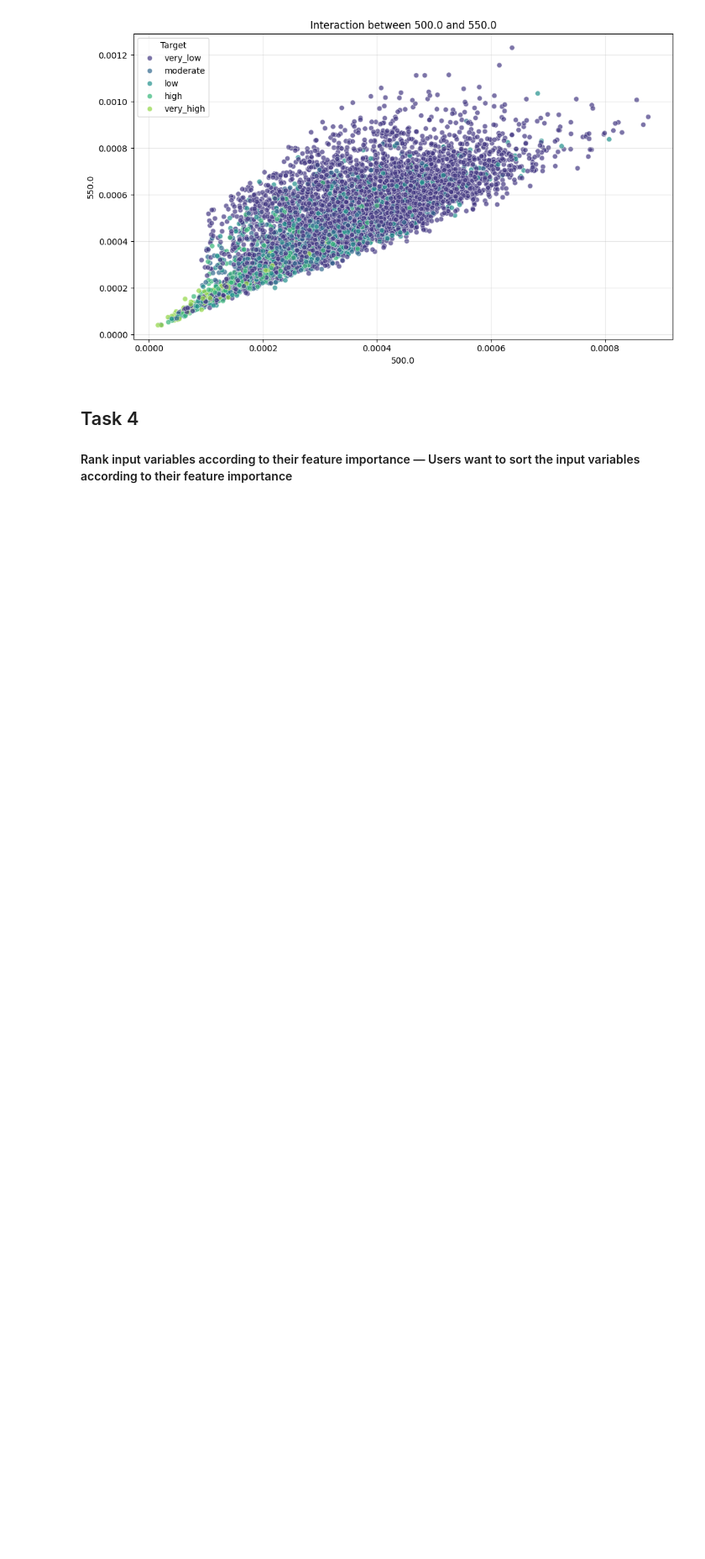
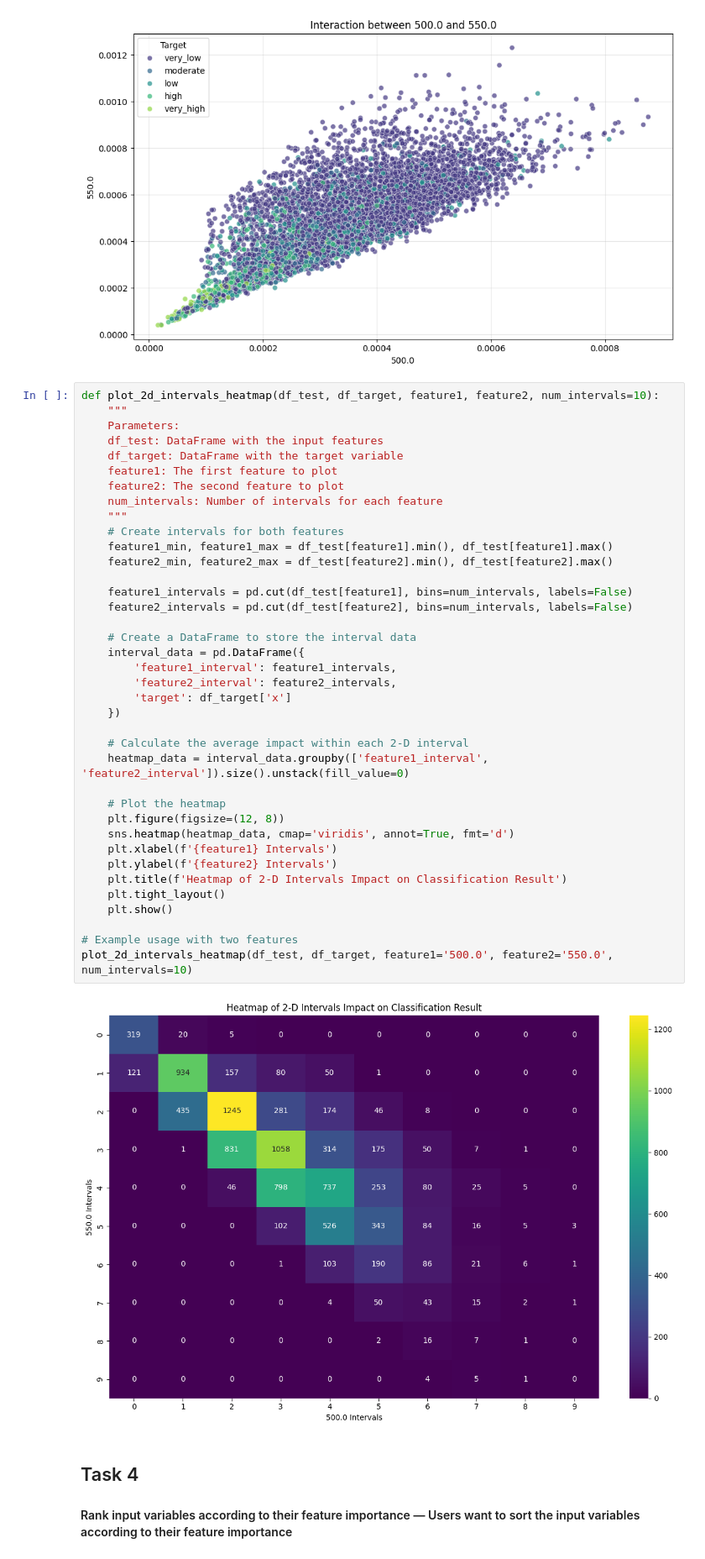
Before and after one commit to HU-VisualAnalytics-GrE/Feature-Importance, a Jupyter notebook: task3.ipynb, the cells around one changed output. Shown: that part at 84% size. Drawn from its saved outputs; the diff is of its cells as text; blank space fills up the shorter version.

```diff
--- a/task3.ipynb
+++ b/task3.ipynb
@@ -164,6 +164,46 @@ def plot_interaction(df_test, df_target, feature1, feature2):
 plot_interaction(df_test, df_target, feature1='500.0', feature2='550.0')
 # %% [output]
 [figure]
+# %%
+def plot_2d_intervals_heatmap(df_test, df_target, feature1, feature2, num_intervals=10):
+    """
+    Parameters:
+    df_test: DataFrame with the input features
+    df_target: DataFrame with the target variable
+    feature1: The first feature to plot
+    feature2: The second feature to plot
+    num_intervals: Number of intervals for each feature
+    """
+    # Create intervals for both features
+    feature1_min, feature1_max = df_test[feature1].min(), df_test[feature1].max()
+    feature2_min, feature2_max = df_test[feature2].min(), df_test[feature2].max()
+
+    feature1_intervals = pd.cut(df_test[feature1], bins=num_intervals, labels=False)
+    feature2_intervals = pd.cut(df_test[feature2], bins=num_intervals, labels=False)
+
+    # Create a DataFrame to store the interval data
+    interval_data = pd.DataFrame({
+        'feature1_interval': feature1_intervals,
+        'feature2_interval': feature2_intervals,
+        'target': df_target['x']
+    })
+
+    # Calculate the average impact within each 2-D interval
+    heatmap_data = interval_data.groupby(['feature1_interval', 'feature2_interval']).size().unstack(fill_value=0)
+
+    # Plot the heatmap
+    plt.figure(figsize=(12, 8))
+    sns.heatmap(heatmap_data, cmap='viridis', annot=True, fmt='d')
+    plt.xlabel(f'{feature1} Intervals')
+    plt.ylabel(f'{feature2} Intervals')
+    plt.title(f'Heatmap of 2-D Intervals Impact on Classification Result')
+    plt.tight_layout()
+    plt.show()
+
+# Example usage with two features
+plot_2d_intervals_heatmap(df_test, df_target, feature1='500.0', feature2='550.0', num_intervals=10)
+# %% [output]
+[figure, added]
 # %% [markdown]
 ## Task 4
 ####  Rank input variables according to their feature importance — Users want to sort the input variables according to their feature importance
```
